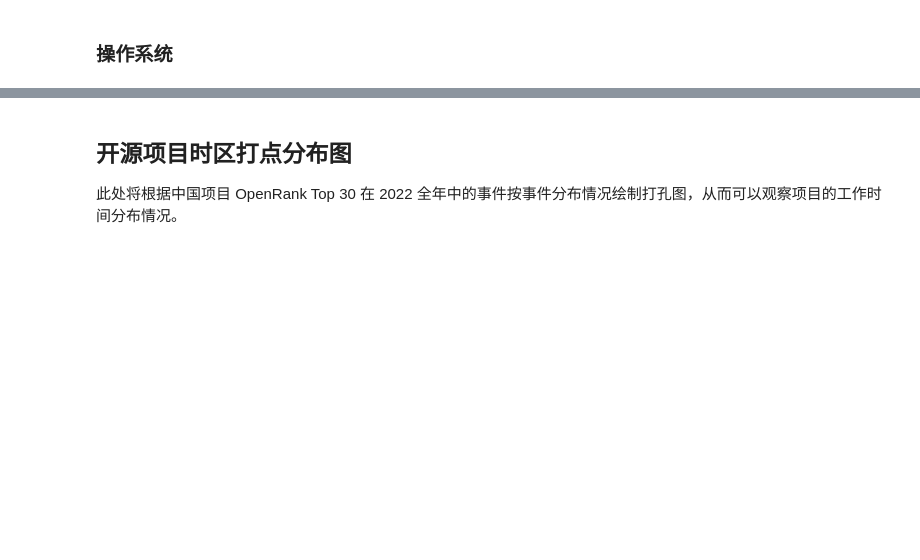
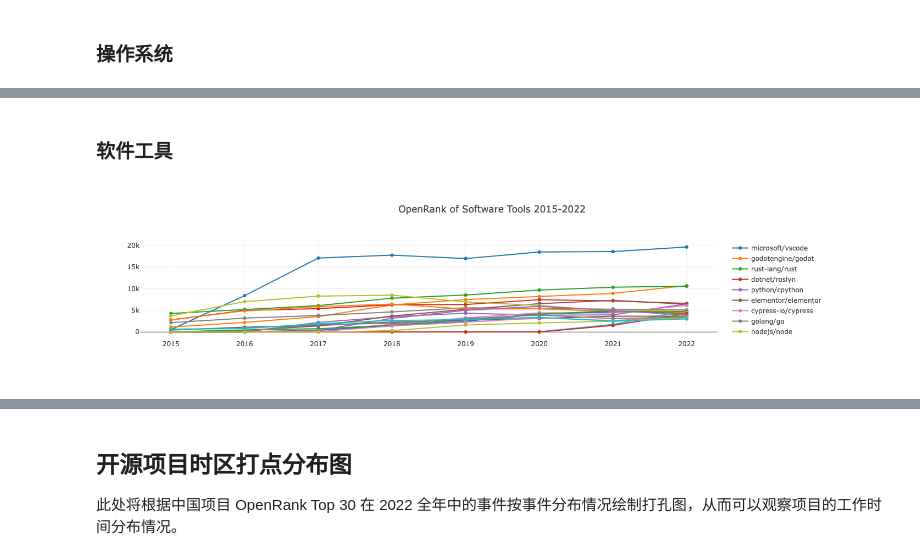
Before and after one commit to X-lab2017/open-digger, a Jupyter notebook: notebook/China_open_source_report_2022.ipynb, the cells around one changed output, grey strips where cells are left out. Drawn from its saved outputs; the diff is of its cells as text; code cells hidden in the pictures; blank space fills up the shorter version.

```diff
--- a/notebook/China_open_source_report_2022.ipynb
+++ b/notebook/China_open_source_report_2022.ipynb
@@ -261,0 +284,6 @@ processTechFieldData(':technology/operating_system', 'Operating System');
+# %% [markdown]
+### 软件工具
+# %%
+processTechFieldData(':application_domain/software_tools', 'Software Tools');
+# %% [output]
+[figure, added]
```
Also changed, not shown: parts of 21 cells of this notebook, 5 other files.
